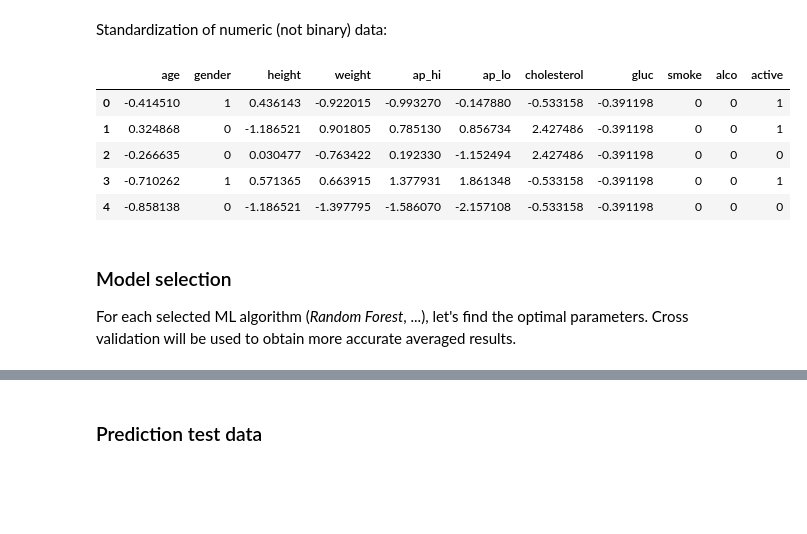
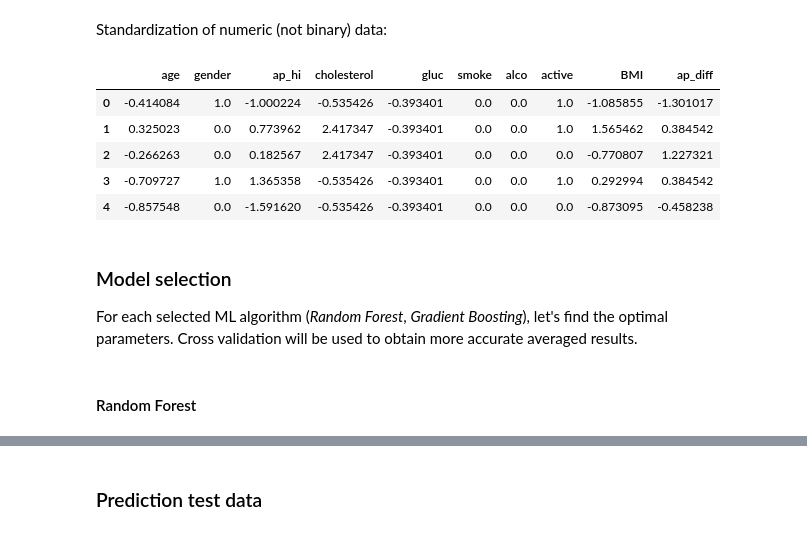
Before and after one commit to Veradics/heart_diseases_prediction, a Jupyter notebook: hd_notebook.ipynb, the cells around one changed output, grey strips where cells are left out. Saved outputs shown, nothing was run; the diff lists cells and outputs as text; code cells hidden in the pictures; blank space fills up the shorter version.

Commit message:
Add gradient boosting model

```diff
--- a/hd_notebook.ipynb
+++ b/hd_notebook.ipynb
@@ -187,3 +200,6 @@ train_data['weight'] = train_data['weight'].astype(int)
+# %%
+# drop 0 values
+train_data = train_data.loc[(train_data['ap_hi'] != 0) & (train_data['ap_lo'] != 0)]
 # %%
 # 'ap_hi'
 train_data.boxplot('ap_hi')
@@ -238,0 +260,14 @@ test_data['ap_lo'] = test_data['ap_lo'].apply(correct_aplo_values)
+# %%
+def replace_values(row):
+    high = row['ap_hi']
+    low = row['ap_lo']
+
+    if high < low:
+        row['ap_hi'] = low
+        row['ap_lo'] = high
+
+    return row
+# %%
+# replace ap_ho and ap_lo in the cases
+train_data = train_data.apply(replace_values, axis=1)
+test_data = test_data.apply(replace_values, axis=1)
@@ -239,3 +276,9 @@ test_data['ap_lo'] = test_data['ap_lo'].apply(correct_aplo_values)
+# %%
+train_data['ap_diff'] = train_data['ap_hi'] - train_data['ap_lo']
+train_data.drop(columns=['ap_lo'], inplace=True)
+
+test_data['ap_diff'] = test_data['ap_hi'] - test_data['ap_lo']
+test_data.drop(columns=['ap_lo'], inplace=True)
 # %% [markdown]
 Target and features:
 # %%
@@ -248,19 +291,19 @@ features_test = test_data
 # %% [markdown]
 Standardization of numeric (not binary) data:
 # %%
-numeric = ['age', 'height', 'weight', 'ap_hi', 'ap_lo', 'cholesterol', 'gluc']
+numeric = ['age', 'BMI', 'ap_hi', 'ap_diff', 'cholesterol', 'gluc']
 
 scaler = StandardScaler()
 scaler.fit(features_train[numeric])
 
 features_train[numeric] = scaler.transform(features_train[numeric])
 features_test[numeric] = scaler.transform(features_test[numeric])
 
 features_train.head()
 # %% [output]
-|  | age | gender | height | weight | ap_hi | ap_lo | cholesterol | gluc | smoke | alco | active |
-| 0 | -0.414510 | 1 | 0.436143 | -0.922015 | -0.993270 | -0.147880 | -0.533158 | -0.391198 | 0 | 0 | 1 |
-| 1 | 0.324868 | 0 | -1.186521 | 0.901805 | 0.785130 | 0.856734 | 2.427486 | -0.391198 | 0 | 0 | 1 |
-| 2 | -0.266635 | 0 | 0.030477 | -0.763422 | 0.192330 | -1.152494 | 2.427486 | -0.391198 | 0 | 0 | 0 |
-| 3 | -0.710262 | 1 | 0.571365 | 0.663915 | 1.377931 | 1.861348 | -0.533158 | -0.391198 | 0 | 0 | 1 |
-| 4 | -0.858138 | 0 | -1.186521 | -1.397795 | -1.586070 | -2.157108 | -0.533158 | -0.391198 | 0 | 0 | 0 |
+|  | age | gender | ap_hi | cholesterol | gluc | smoke | alco | active | BMI | ap_diff |
+| 0 | -0.414084 | 1.0 | -1.000224 | -0.535426 | -0.393401 | 0.0 | 0.0 | 1.0 | -1.085855 | -1.301017 |
+| 1 | 0.325023 | 0.0 | 0.773962 | 2.417347 | -0.393401 | 0.0 | 0.0 | 1.0 | 1.565462 | 0.384542 |
+| 2 | -0.266263 | 0.0 | 0.182567 | 2.417347 | -0.393401 | 0.0 | 0.0 | 0.0 | -0.770807 | 1.227321 |
+| 3 | -0.709727 | 1.0 | 1.365358 | -0.535426 | -0.393401 | 0.0 | 0.0 | 1.0 | 0.292994 | 0.384542 |
+| 4 | -0.857548 | 0.0 | -1.591620 | -0.535426 | -0.393401 | 0.0 | 0.0 | 0.0 | -0.873095 | -0.458238 |
@@ -267,6 +314,8 @@ features_train.head()
 # %% [markdown]
 ### Model selection
-For each selected ML algorithm (*Random Forest*, ...), let's find the optimal parameters. Cross validation will be used to obtain more accurate averaged results.
+For each selected ML algorithm (*Random Forest*, *Gradient Boosting*), let's find the optimal parameters. Cross validation will be used to obtain more accurate averaged results.
+# %% [markdown]
+#### Random Forest
 # %%
 %%time
 
```
Also changed, not shown: parts of 41 cells of this notebook, 1 other file.
